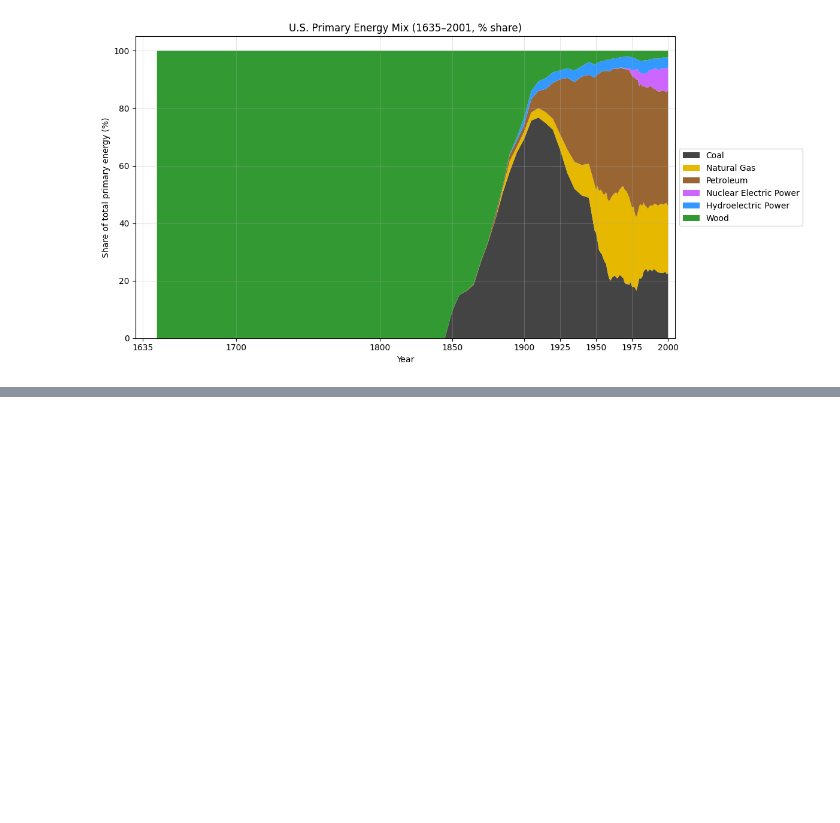
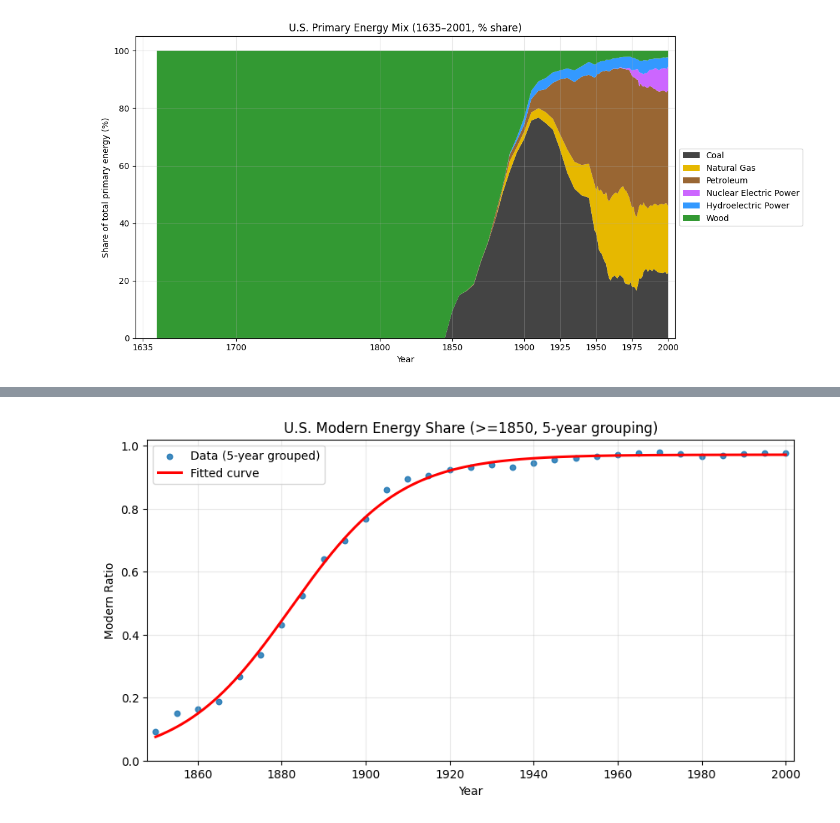
Before and after one commit to hgsl-general/2025_master_Tsuda, a Jupyter notebook: sotsuron/energy_transition_analysis/America_energy_transition.ipynb, the cells around one changed output, grey strips where cells are left out. Drawn from its saved outputs; the diff is of its cells as text; code cells hidden in the pictures; blank space fills up the shorter version.

```diff
--- a/sotsuron/energy_transition_analysis/America_energy_transition.ipynb
+++ b/sotsuron/energy_transition_analysis/America_energy_transition.ipynb
@@ -91,0 +137,81 @@ plt.show()
+# %%
+import numpy as np
+import matplotlib.pyplot as plt
+from scipy.optimize import curve_fit
+from scipy.stats import t
+
+NPY_PATH = "modern_energy_rate.npy"
+START_YEAR = 1850
+EPS_LOW, EPS_HIGH = 1e-4, 1-1e-4
+ALPHA = 0.05
+
+# あなたの関数形（a/(1 + b*exp(-c*(x-x0)))）
+def model_func(x, a, b, c):
+    x = np.asarray(x, dtype=float)
+    x0 = x.min()  # 数値安定化のため最小年基準
+    return a / (1.0 + b * np.exp(-c * (x - x0)))
+
+# --- 1) データ読み込み・整形 ---
+arr = np.load(NPY_PATH)              # [[year, value], ...]
+years = arr[:, 0].astype(float)
+vals  = arr[:, 1].astype(float)
+
+mask = (years >= START_YEAR) & (~np.isnan(vals))
+years = years[mask]
+vals  = vals[mask]
+
+if np.nanmax(vals) > 1.01:  # %なら0-1に
+    vals = vals / 100.0
+vals = np.clip(vals, EPS_LOW, EPS_HIGH)
+
+# 5年ビン平均（密度バイアスを低減）
+bins = (years // 5).astype(int) * 5
+uniq_bins = np.unique(bins)
+x5 = uniq_bins.astype(float)
+y5 = np.array([np.mean(vals[bins == b]) for b in uniq_bins], dtype=float)
+
+# --- 2) フィット ---
+p0 = [min(1.0, max(y5) * 1.02), 1.0, 0.03]          # 初期値
+bounds = ([0.0, 0.0, 1e-4], [1.0, 1e6, 1.0])
+
+# maxfev は「粘り強さ」の上限：収束が早ければ小さくても可
+popt, pcov = curve_fit(
+    model_func, x5, y5, p0=p0, bounds=bounds, maxfev=200000
+)
+a, b, c = popt
+perr = np.sqrt(np.diag(pcov))
+
+# 相関行列
+with np.errstate(divide='ignore', invalid='ignore'):
+    corr = pcov / np.outer(perr, perr)
+
+# 95% CI（パラメータのみ）
+dof = max(len(x5) - len(popt), 1)
+tval = t.ppf(1 - ALPHA/2, dof)
+
+print("=== Fitted parameters (±95% CI) ===")
+for name, val, se in zip(['a','b','c'], popt, perr):
+    print(f"{name} = {val:.6g}  (SE={se:.3g}, 95% CI [{val - tval*se:.6g}, {val + tval*se:.6g}])")
+
+print("\n=== Parameter covariance matrix (pcov) ===")
+print(pcov)
+
+print("\n=== Parameter correlation matrix ===")
+print(corr)
+
+# --- 3) 可視化（信頼帯なし） ---
+t_grid = np.linspace(x5.min(), x5.max(), 600)
+yhat = model_func(t_grid, *popt)
+
+plt.figure(figsize=(10,5))
+plt.scatter(x5, y5, s=22, label="Data (5-year grouped)", alpha=0.85)
+plt.plot(t_grid, yhat, "r-", lw=2.2, label="Fitted curve")
+plt.xlim(x5.min()-2, x5.max()+2)
+plt.ylim(0, 1.02)
+plt.xlabel("Year")
+plt.ylabel("Modern Ratio")
+plt.title("U.S. Modern Energy Share (>=1850, 5-year grouping)")
+plt.grid(alpha=0.3)
+plt.legend()
+plt.show()
+# %% [output]
@@ -91,0 +232 @@ plt.show()
+[figure, added]
```
Also changed, not shown: parts of 4 cells of this notebook, 1 other file.
